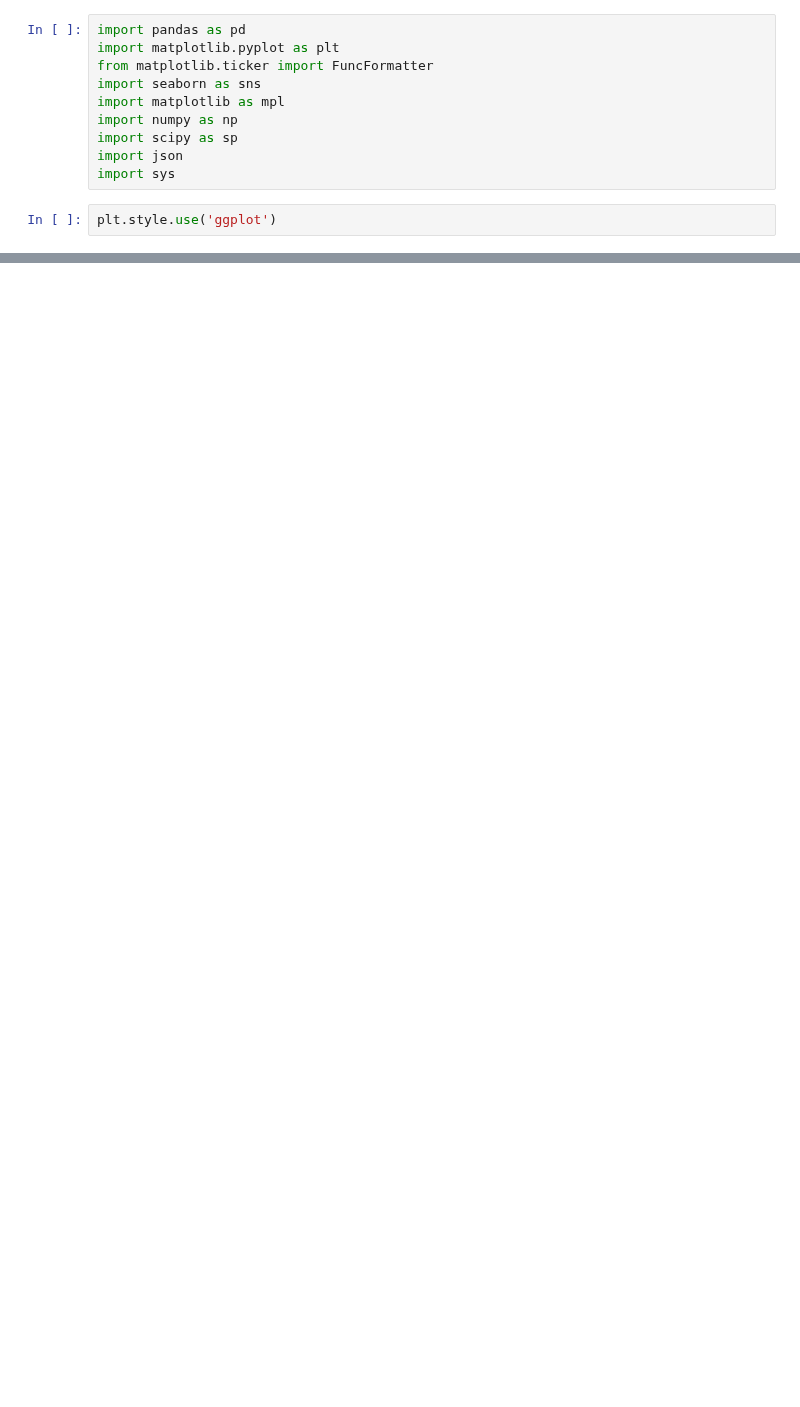
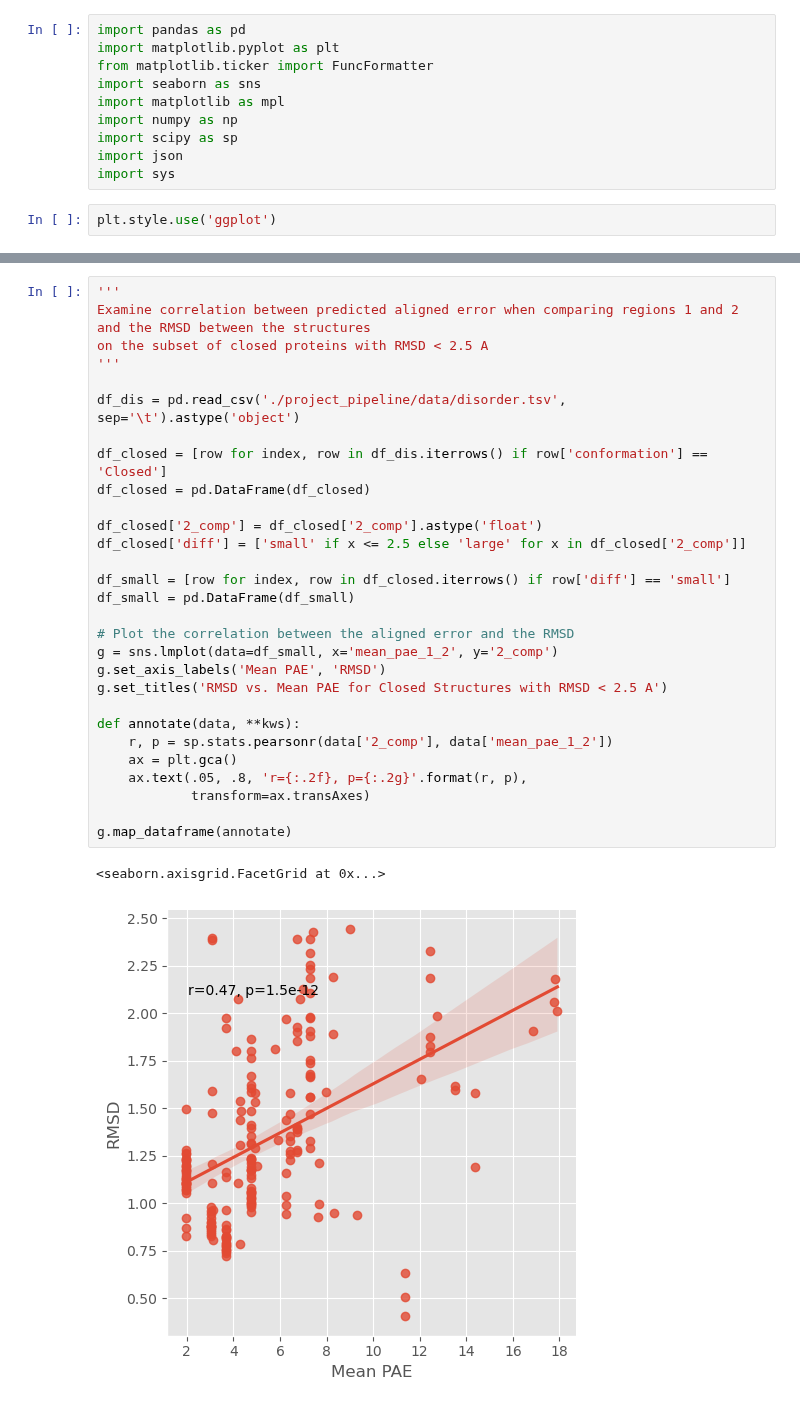
Before and after one commit to jpigles/alphafold-rmsd, a Jupyter notebook: categorization.ipynb, the cells around one changed output, grey strips where cells are left out. Cells and saved outputs as stored; diff of their text form; blank space fills up the shorter version.

```diff
--- a/categorization.ipynb
+++ b/categorization.ipynb
@@ -106,3 +112,35 @@ sns.histplot(data=df, x='year', hue='conformation', ax=axes)
 # %% [output]
 <Axes: xlabel='year', ylabel='Count'>
 [figure]
+# %%
+'''
+Examine correlation between predicted aligned error when comparing regions 1 and 2 and the RMSD between the structures
+on the subset of closed proteins with RMSD < 2.5 A
+'''
+
+df_dis = pd.read_csv('./project_pipeline/data/disorder.tsv', sep='\t').astype('object')
+
+df_closed = [row for index, row in df_dis.iterrows() if row['conformation'] == 'Closed']
+df_closed = pd.DataFrame(df_closed)
+
+df_closed['2_comp'] = df_closed['2_comp'].astype('float')
+df_closed['diff'] = ['small' if x <= 2.5 else 'large' for x in df_closed['2_comp']]
+
+df_small = [row for index, row in df_closed.iterrows() if row['diff'] == 'small']
+df_small = pd.DataFrame(df_small)
+
+# Plot the correlation between the aligned error and the RMSD
+g = sns.lmplot(data=df_small, x='mean_pae_1_2', y='2_comp')
+g.set_axis_labels('Mean PAE', 'RMSD')
+g.set_titles('RMSD vs. Mean PAE for Closed Structures with RMSD < 2.5 A')
+
+def annotate(data, **kws):
+    r, p = sp.stats.pearsonr(data['2_comp'], data['mean_pae_1_2'])
+    ax = plt.gca()
+    ax.text(.05, .8, 'r={:.2f}, p={:.2g}'.format(r, p),
+            transform=ax.transAxes)
+
+g.map_dataframe(annotate)
+# %% [output]
+<seaborn.axisgrid.FacetGrid at 0x...>
+[figure, added]
```
Also changed, not shown: parts of 3 cells of this notebook, 1 other file.
